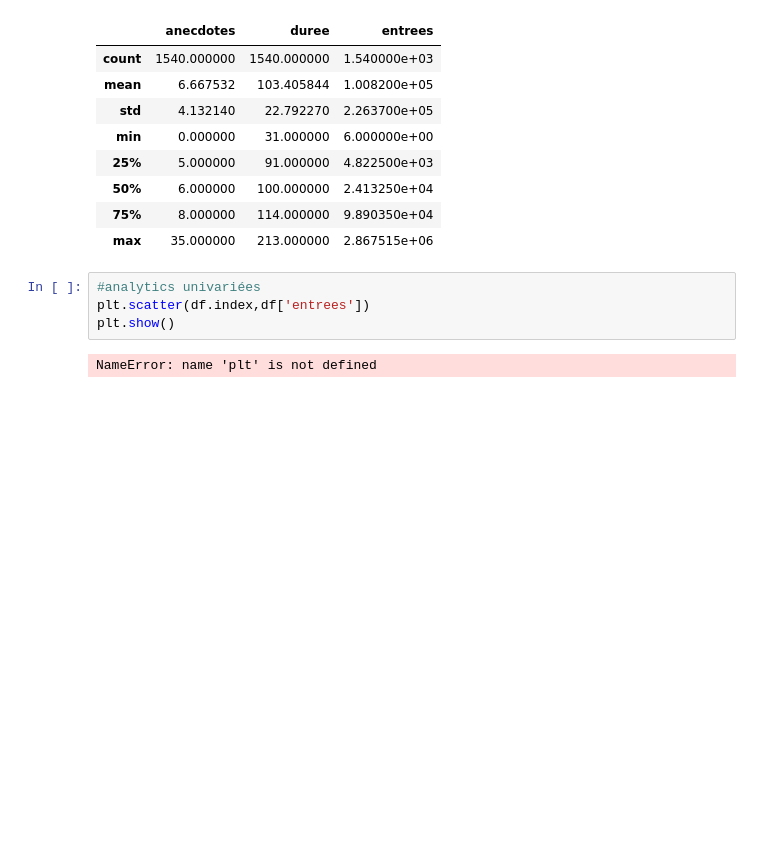
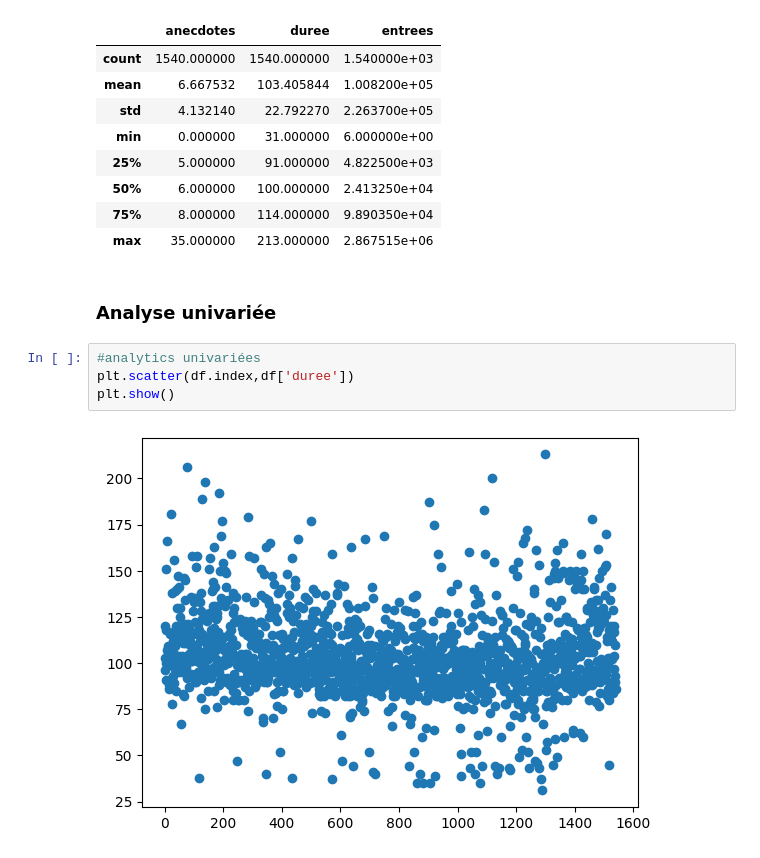
Before and after one commit to Melobgn/cinema_prediction, a Jupyter notebook: analytics.ipynb, the cells around one changed output. Saved outputs shown, nothing was run; the diff lists cells and outputs as text; blank space fills up the shorter version.

```diff
--- a/analytics.ipynb
+++ b/analytics.ipynb
@@ -24,9 +23,11 @@ df.describe()
 | 50% | 6.000000 | 100.000000 | 2.413250e+04 |
 | 75% | 8.000000 | 114.000000 | 9.890350e+04 |
 | max | 35.000000 | 213.000000 | 2.867515e+06 |
+# %% [markdown]
+### Analyse univariée
 # %%
 #analytics univariées
-plt.scatter(df.index,df['entrees'])
+plt.scatter(df.index,df['duree'])
 plt.show()
 # %% [output]
-NameError: name 'plt' is not defined
+[figure, added]
```
Also changed, not shown: parts of 5 cells of this notebook, 1 other file.
